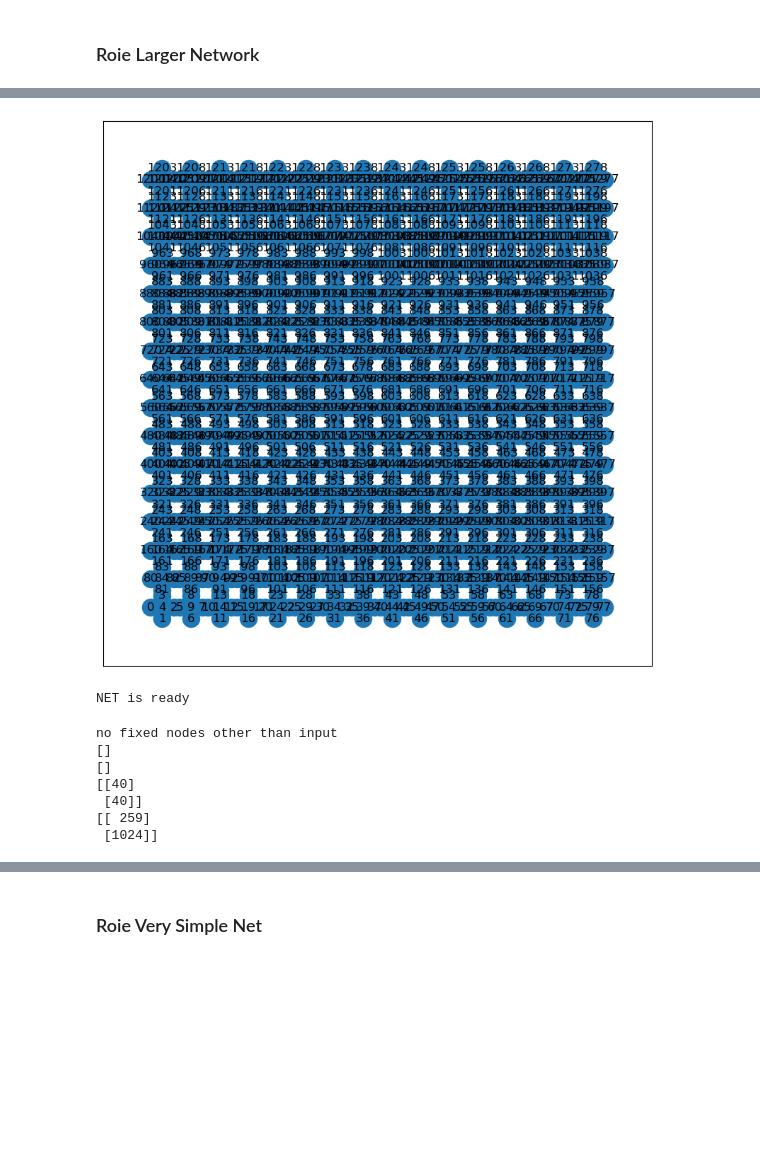
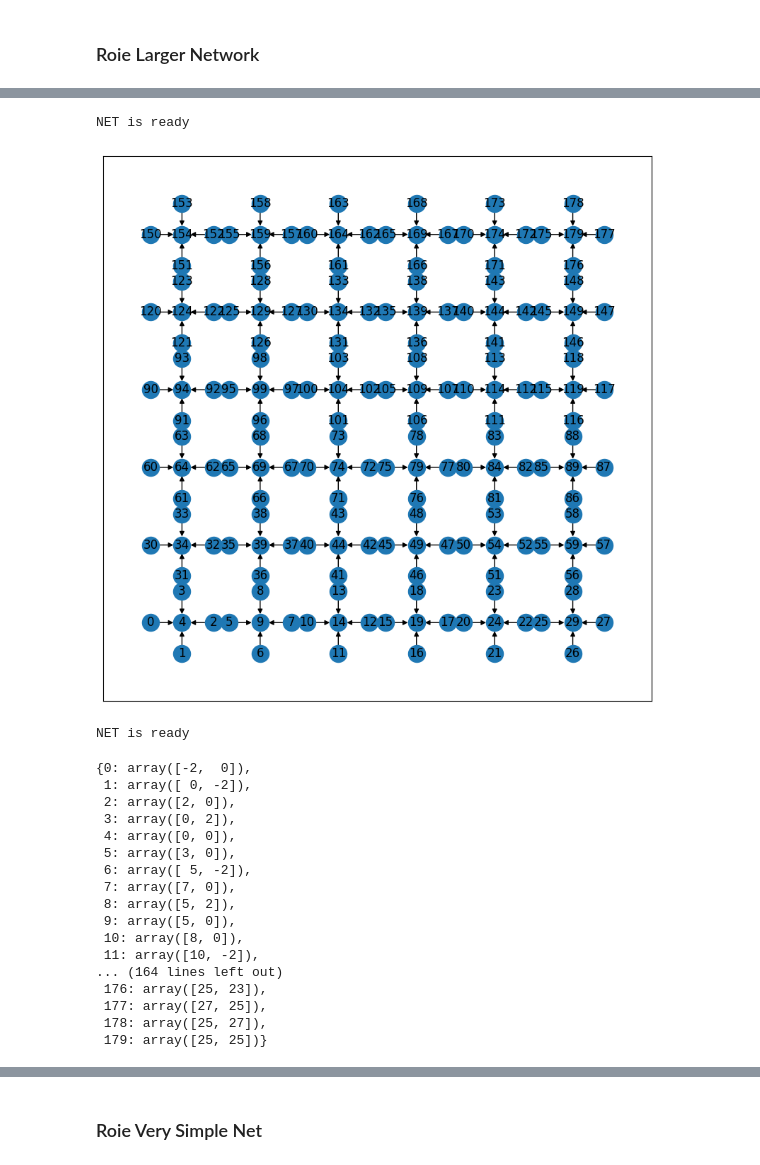
Before and after one commit to RoieEzraty/Network, a Jupyter notebook: Flow Network Simulation.ipynb, the cells around one changed output, grey strips where cells are left out. Drawn from its saved outputs; the diff is of its cells as text; code cells hidden in the pictures; blank space fills up the shorter version.

```diff
--- a/Flow Network Simulation.ipynb
+++ b/Flow Network Simulation.ipynb
@@ -126,9 +140,28 @@ State.initiateK(Variabs, Strctr)
 # %%
 ## build network and plot structure
 
 NET = Classes.Networkx_net()
 NET.buildNetwork(Strctr)
 NET.build_pos_lattice(Variabs)
+NETfuncs.plotNetStructure(NET.NET, plot='yes')
 # %% [output]
+NET is ready
-[figure, old version]
+[figure, new version]
-NET is ready
+NET is ready
+{0: array([-2,  0]),
+ 1: array([ 0, -2]),
+ 2: array([2, 0]),
+ 3: array([0, 2]),
+ 4: array([0, 0]),
+ 5: array([3, 0]),
+ 6: array([ 5, -2]),
+ 7: array([7, 0]),
+ 8: array([5, 2]),
+ 9: array([5, 0]),
+ 10: array([8, 0]),
+ 11: array([10, -2]),
+... (164 lines left out)
+ 176: array([25, 23]),
+ 177: array([27, 25]),
+ 178: array([25, 27]),
+ 179: array([25, 25])}
@@ -150,38 +168,30 @@ NET is ready
 # %%
-# flow with no marbles
+# # flow with no marbles
 
-p = 40  # dummy pressure
+# p = 40  # dummy pressure
 
-# assign input pressure to Variabs class
-Variabs.assign_input_p(p)
+# # assign input pressure to Variabs class
+# Variabs.assign_input_p(p)
 
-# assign input pressure to Variabs class
-Variabs.assign_fixed_node_p(p)
+# # assign input pressure to Variabs class
+# Variabs.assign_fixed_node_p(p)
 
-print(Variabs.fixed_node_p)
-print(Variabs.fixed_node_pairs)
+# print(Variabs.fixed_node_p)
+# print(Variabs.fixed_node_pairs)
 
-# Identify edges at connections of cells and at boundaries for ease of use
-Strctr.Boundaries_and_connections(Variabs)
+# # Identify edges at connections of cells and at boundaries for ease of use
+# Strctr.Boundaries_and_connections(Variabs)
 
-# Set up constraints for whole loop
-Strctr.Setup_constraints(Variabs)
+# # Set up constraints for whole loop
+# Strctr.Setup_constraints(Variabs)
 
-print(Strctr.InNodeData_full)
-print(Strctr.InNodes_full)
+# print(Strctr.InNodeData_full)
+# print(Strctr.InNodes_full)
 
-# Initiate K matrix again, not mandatory, better not doing it actually
-State.initiateK(Variabs, Strctr)
+# # Initiate K matrix again, not mandatory, better not doing it actually
+# State.initiateK(Variabs, Strctr)
 
-# Loop - Pose constraints, build constraints matrix, solve flow and update conductivities until convergence,
-#        change constraints and repeat
-State.flow_iterate(Variabs, Strctr, NET, 'no marbles', 'no')
-# State.flow_iterate(Variabs, Strctr, NET, 'w marbles', 'no')
+# # Loop - Pose constraints, build constraints matrix, solve flow and update conductivities until convergence,
+# #        change constraints and repeat
+# State.flow_iterate(Variabs, Strctr, NET, 'no marbles', 'no')
+# # State.flow_iterate(Variabs, Strctr, NET, 'w marbles', 'no')
-# %% [output]
-no fixed nodes other than input
-[]
-[]
-[[40]
- [40]]
-[[ 259]
- [1024]]
```
Also changed, not shown: parts of 22 cells of this notebook, 3 other files.
